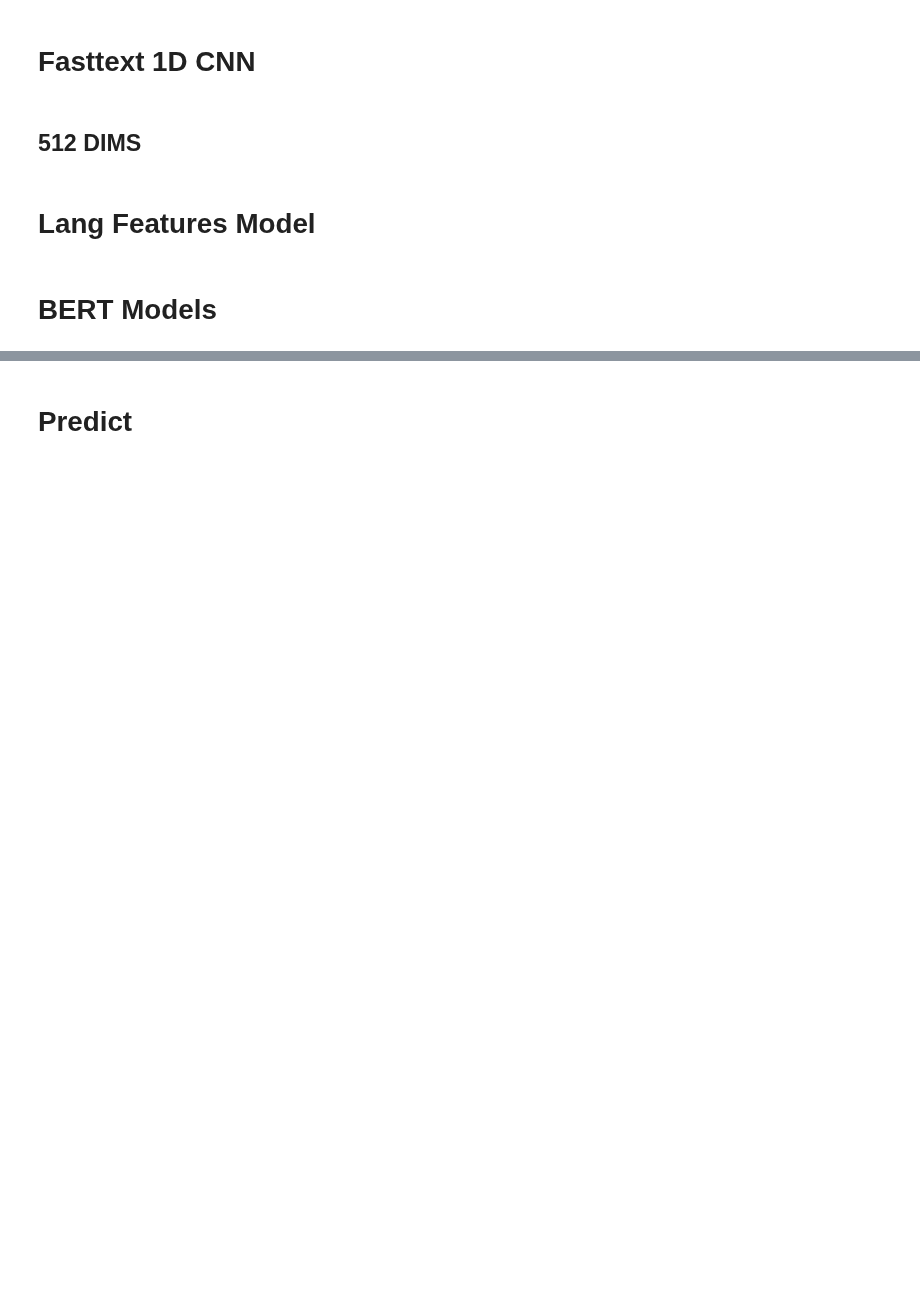
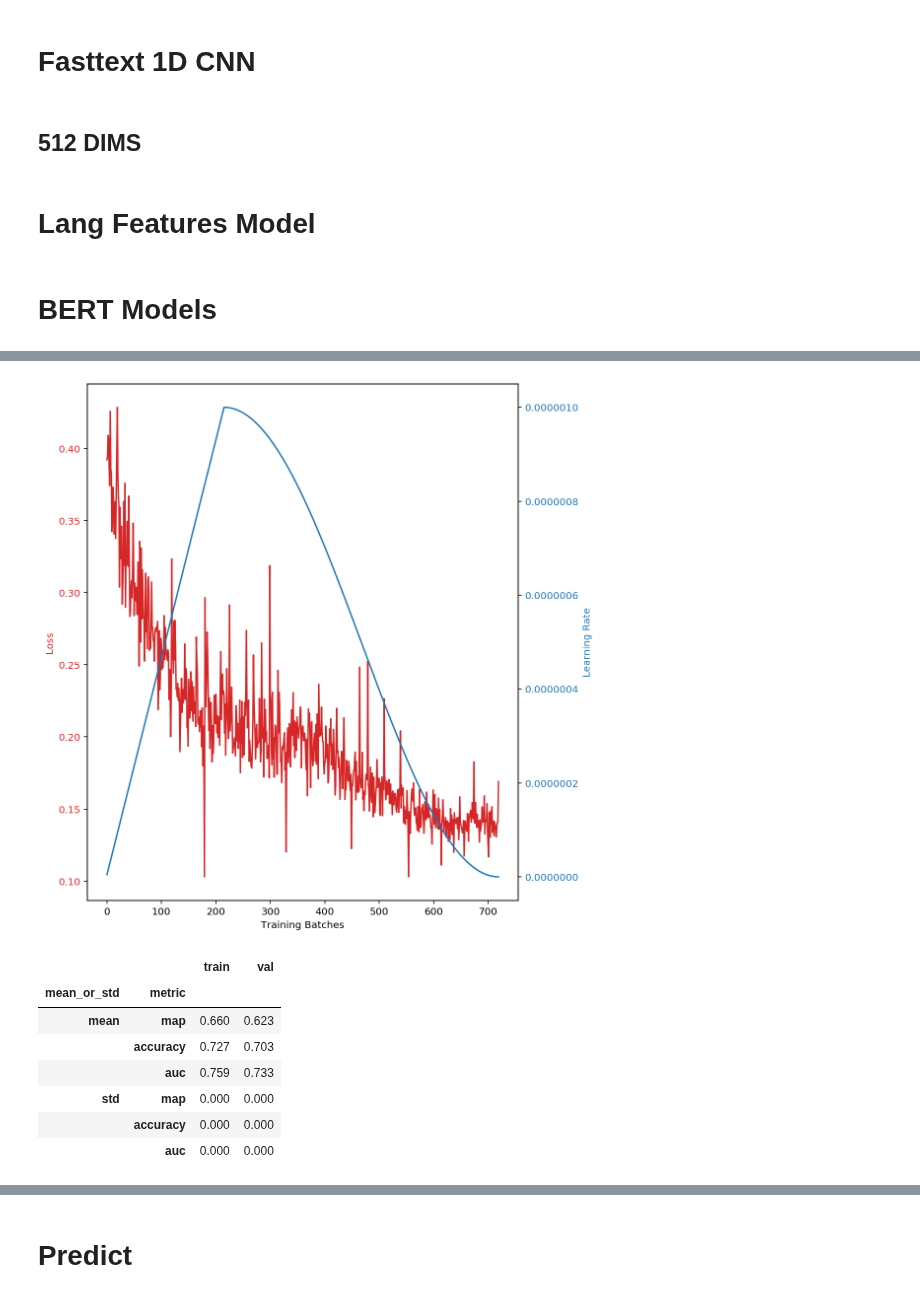
Before and after one commit to faizanahemad/facebook-hateful-memes, a Jupyter notebook: notebooks/Fasttext1DCNN.ipynb, the cells around one changed output, grey strips where cells are left out. Cells and saved outputs as stored; diff of their text form; code cells hidden in the pictures; blank space fills up the shorter version.

```diff
--- a/notebooks/Fasttext1DCNN.ipynb
+++ b/notebooks/Fasttext1DCNN.ipynb
@@ -208,3 +208,71 @@ results
 prfs
 # %% [markdown]
 # BERT Models
+# %%
+epochs = 24
+batch_size = 256
+lr_strategy = {
+    "model": {
+        "lr": optimizer_params["lr"] / 1000,
+        "finetune": False,
+        "encoder": {
+            "layer": {
+                "3": {
+                    "lr": optimizer_params["lr"] / 1e3,
+                    "finetune": True
+                },
+                "4": {
+                    "lr": optimizer_params["lr"] / 1e2,
+                    "finetune": True
+                },
+                "5": {
+                    "lr": optimizer_params["lr"] / 1e2,
+                    "finetune": True
+                }
+            }
+        },
+    }
+}
+model_fn = model_builder(AlbertClassifer,
+                         dict(classifier_dims=256,
+                              num_classes=2,
+                              embedding_dims=768,
+                              gaussian_noise=4.25,
+                              dropout=0.125,
+                              internal_dims=512,
+                              final_layer_builder=fb_1d_loss_builder,
+                              n_layers=2,
+                              n_encoders=2,
+                              n_decoders=2,
+                              n_tokens_in=96,
+                              n_tokens_out=32,
+                              featurizer="transformer",
+                              model='distilroberta-base',
+                              finetune=False),
+                         per_param_opts_fn=lr_strategy,
+                         optimiser_class=optimizer,
+                         optimiser_params=optimizer_params)
+
+multi_eval = False
+kfold = False
+results, prfs = train_validate_ntimes(
+    model_fn,
+    data,
+    batch_size,
+    epochs,
+    augmentation_weights=augmentation_weights,
+    kfold=kfold,
+    multi_eval=multi_eval,
+    scheduler_init_fn=scheduler_init_fn,
+    model_call_back=reg_sched,
+    validation_epochs=[4, 7, 9, 11, 14, 17, 19, 23, 27, 31, 34, 37, 41, 44, 47, 51, 54],
+    show_model_stats=False,
+    sampling_policy="without_replacement")
+r2, p2 = results, prfs
+results
+prfs
+
+# 0.759	0.752 (0.717	0.716)
+
+# 0.0.760	0.745 (725	0.721) # 15m 41s
+# %% [output]
@@ -210,0 +296,9 @@ prfs
+[figure, added]
+|  |  | train | val |
+| mean_or_std | metric |  |  |
+| mean | map | 0.660 | 0.623 |
+|  | accuracy | 0.727 | 0.703 |
+|  | auc | 0.759 | 0.733 |
+| std | map | 0.000 | 0.000 |
+|  | accuracy | 0.000 | 0.000 |
+|  | auc | 0.000 | 0.000 |
```
Also changed, not shown: parts of 5 cells of this notebook.
